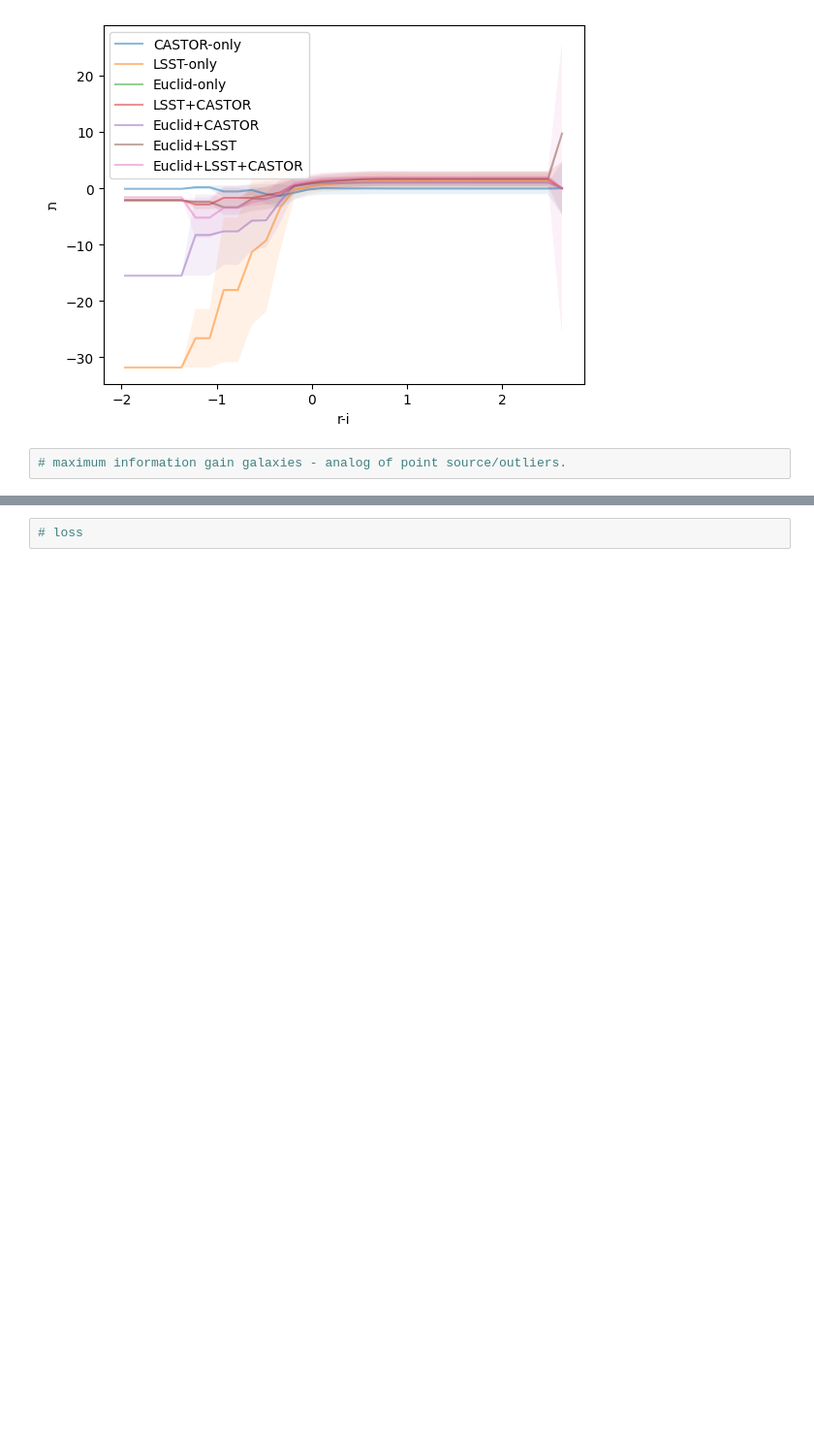
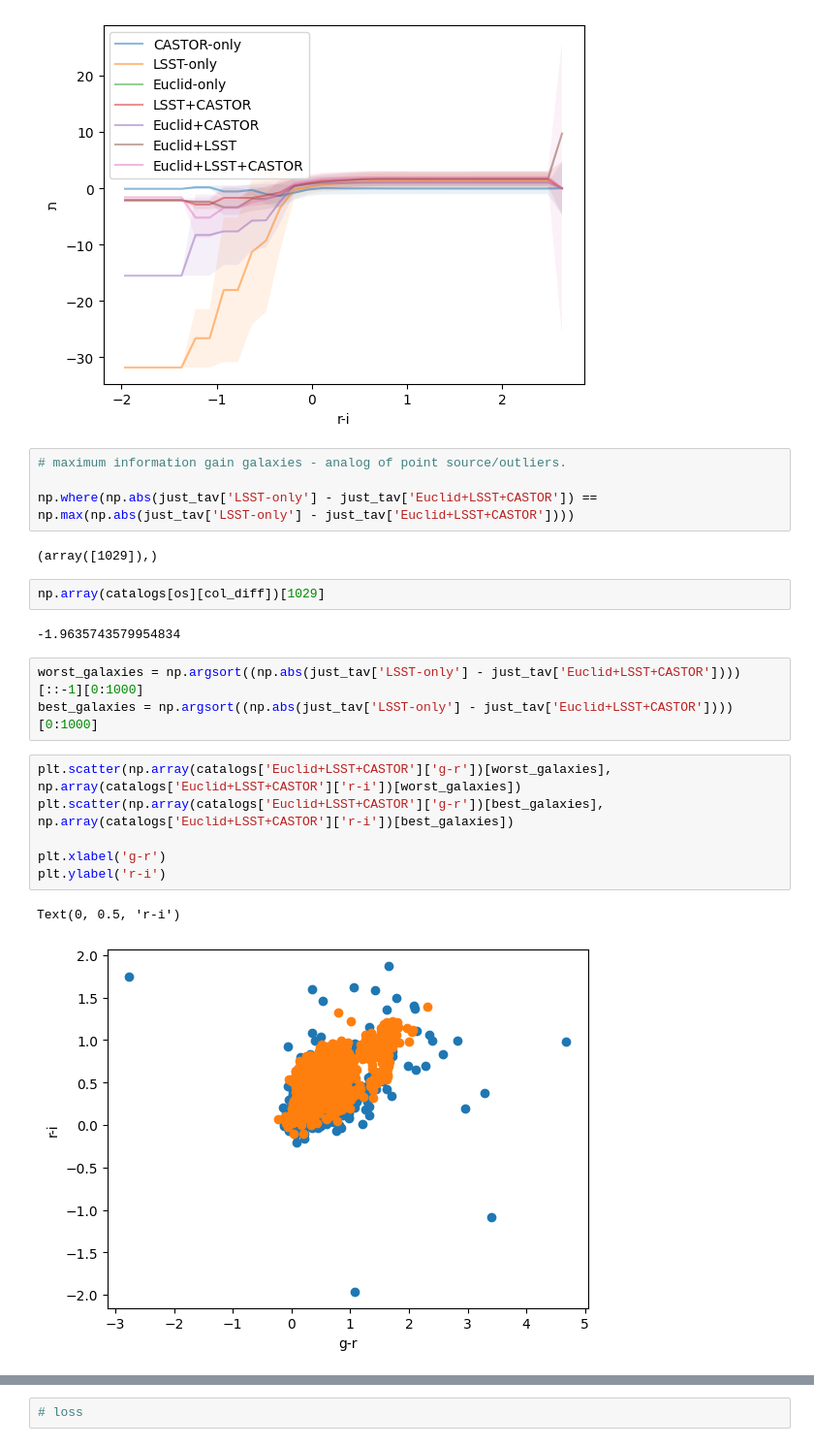
Before and after one commit to aimalz/CASTORpz, a Jupyter notebook: TheLastMetric.ipynb, the cells around one changed output, grey strips where cells are left out. Shown at 97% size. Cells and saved outputs as stored; diff of their text form; blank space fills up the shorter version.

Commit message:
ENH: per galaxy best/worst performing histograms

```diff
--- a/TheLastMetric.ipynb
+++ b/TheLastMetric.ipynb
@@ -836,3 +836,23 @@ Text(0, 0.5, 'ת')
 [figure]
 # %%
 # maximum information gain galaxies - analog of point source/outliers.
+
+np.where(np.abs(just_tav['LSST-only'] - just_tav['Euclid+LSST+CASTOR']) == np.max(np.abs(just_tav['LSST-only'] - just_tav['Euclid+LSST+CASTOR'])))
+# %% [output]
+(array([1029]),)
+# %%
+np.array(catalogs[os][col_diff])[1029]
+# %% [output]
+-1.9635743579954834
+# %%
+worst_galaxies = np.argsort((np.abs(just_tav['LSST-only'] - just_tav['Euclid+LSST+CASTOR'])))[::-1][0:1000]
+best_galaxies = np.argsort((np.abs(just_tav['LSST-only'] - just_tav['Euclid+LSST+CASTOR'])))[0:1000]
+# %%
+plt.scatter(np.array(catalogs['Euclid+LSST+CASTOR']['g-r'])[worst_galaxies], np.array(catalogs['Euclid+LSST+CASTOR']['r-i'])[worst_galaxies])
+plt.scatter(np.array(catalogs['Euclid+LSST+CASTOR']['g-r'])[best_galaxies], np.array(catalogs['Euclid+LSST+CASTOR']['r-i'])[best_galaxies])
+
+plt.xlabel('g-r')
+plt.ylabel('r-i')
+# %% [output]
+Text(0, 0.5, 'r-i')
+[figure, added]
```
Also changed, not shown: parts of 2 cells of this notebook.
